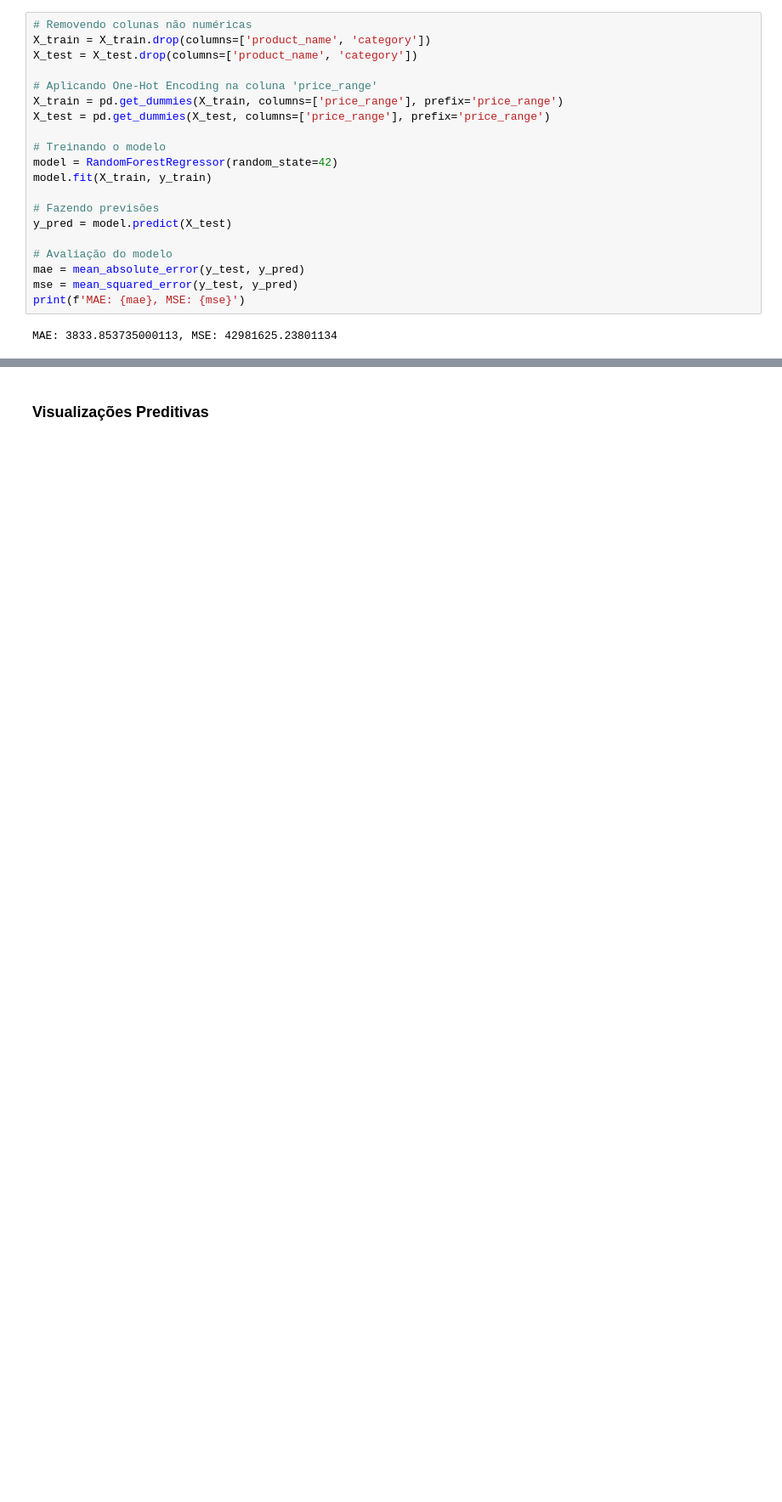
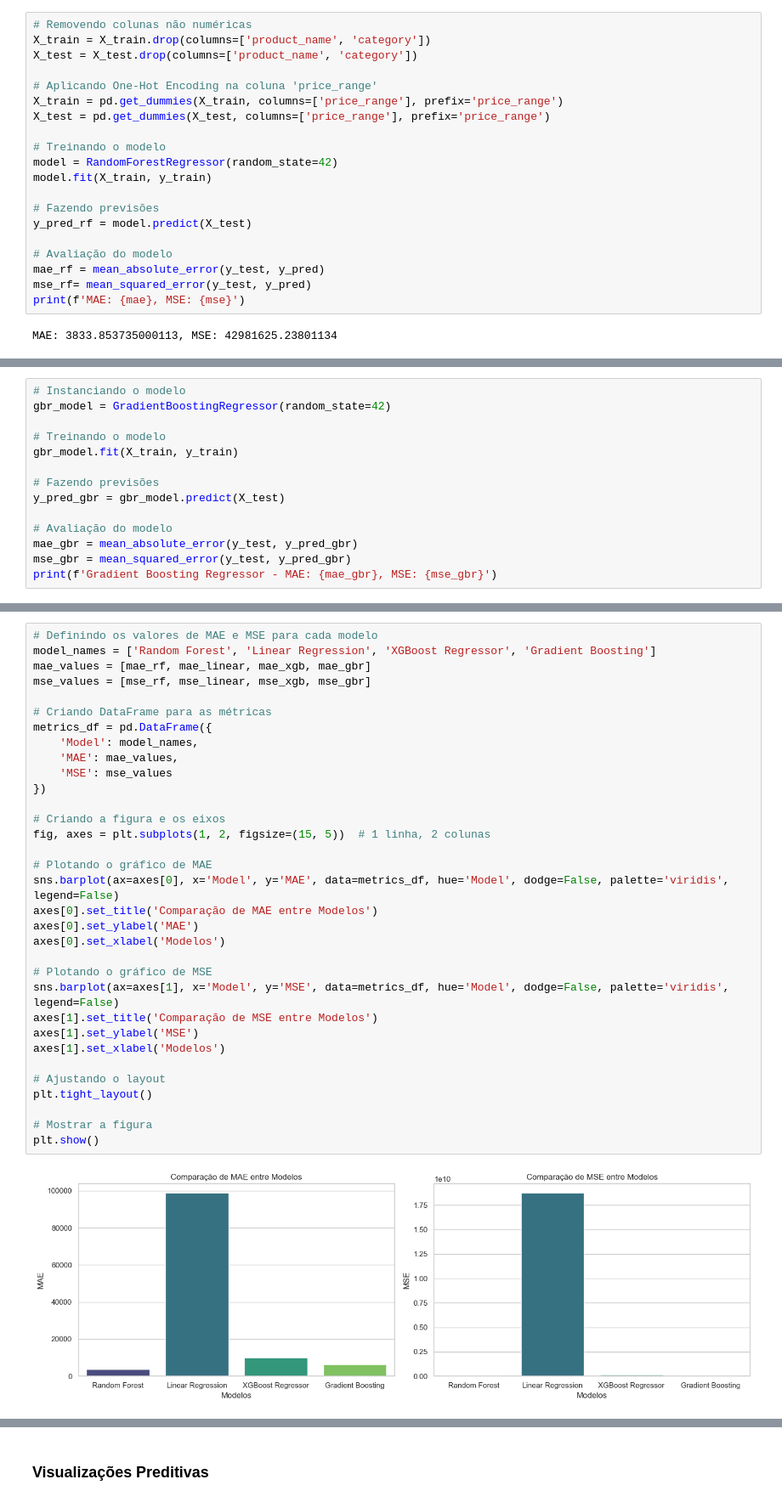
Before and after one commit to JONATHAN-ALMEIDA-MESQUITA/E-commerce_sales_analysis, a Jupyter notebook: Notebook/Analise_de_vendas_de_e-comerce.ipynb, the cells around one changed output, grey strips where cells are left out. Shown at 85% size. Drawn from its saved outputs; the diff is of its cells as text; blank space fills up the shorter version.

Commit message:
Comparação e treinamento do melhor modelo de ML

```diff
--- a/Notebook/Analise_de_vendas_de_e-comerce.ipynb
+++ b/Notebook/Analise_de_vendas_de_e-comerce.ipynb
@@ -376,11 +381,11 @@ model = RandomForestRegressor(random_state=42)
 model.fit(X_train, y_train)
 
 # Fazendo previsões
-y_pred = model.predict(X_test)
+y_pred_rf = model.predict(X_test)
 
 # Avaliação do modelo
-mae = mean_absolute_error(y_test, y_pred)
-mse = mean_squared_error(y_test, y_pred)
+mae_rf = mean_absolute_error(y_test, y_pred)
+mse_rf= mean_squared_error(y_test, y_pred)
 print(f'MAE: {mae}, MSE: {mse}')
 # %% [output]
 MAE: 3833.853735000113, MSE: 42981625.23801134
@@ -386,0 +430,14 @@ MAE: 3833.853735000113, MSE: 42981625.23801134
+# %%
+# Instanciando o modelo
+gbr_model = GradientBoostingRegressor(random_state=42)
+
+# Treinando o modelo
+gbr_model.fit(X_train, y_train)
+
+# Fazendo previsões
+y_pred_gbr = gbr_model.predict(X_test)
+
+# Avaliação do modelo
+mae_gbr = mean_absolute_error(y_test, y_pred_gbr)
+mse_gbr = mean_squared_error(y_test, y_pred_gbr)
+print(f'Gradient Boosting Regressor - MAE: {mae_gbr}, MSE: {mse_gbr}')
@@ -386,0 +448,35 @@ MAE: 3833.853735000113, MSE: 42981625.23801134
+# %%
+# Definindo os valores de MAE e MSE para cada modelo
+model_names = ['Random Forest', 'Linear Regression', 'XGBoost Regressor', 'Gradient Boosting']
+mae_values = [mae_rf, mae_linear, mae_xgb, mae_gbr]
+mse_values = [mse_rf, mse_linear, mse_xgb, mse_gbr]
+
+# Criando DataFrame para as métricas
+metrics_df = pd.DataFrame({
+    'Model': model_names,
+    'MAE': mae_values,
+    'MSE': mse_values
+})
+
+# Criando a figura e os eixos
+fig, axes = plt.subplots(1, 2, figsize=(15, 5))  # 1 linha, 2 colunas
+
+# Plotando o gráfico de MAE
+sns.barplot(ax=axes[0], x='Model', y='MAE', data=metrics_df, hue='Model', dodge=False, palette='viridis', legend=False)
+axes[0].set_title('Comparação de MAE entre Modelos')
+axes[0].set_ylabel('MAE')
+axes[0].set_xlabel('Modelos')
+
+# Plotando o gráfico de MSE
+sns.barplot(ax=axes[1], x='Model', y='MSE', data=metrics_df, hue='Model', dodge=False, palette='viridis', legend=False)
+axes[1].set_title('Comparação de MSE entre Modelos')
+axes[1].set_ylabel('MSE')
+axes[1].set_xlabel('Modelos')
+
+# Ajustando o layout
+plt.tight_layout()
+
+# Mostrar a figura
+plt.show()
+# %% [output]
+[figure, added]
```
Also changed, not shown: parts of 14 cells of this notebook.
